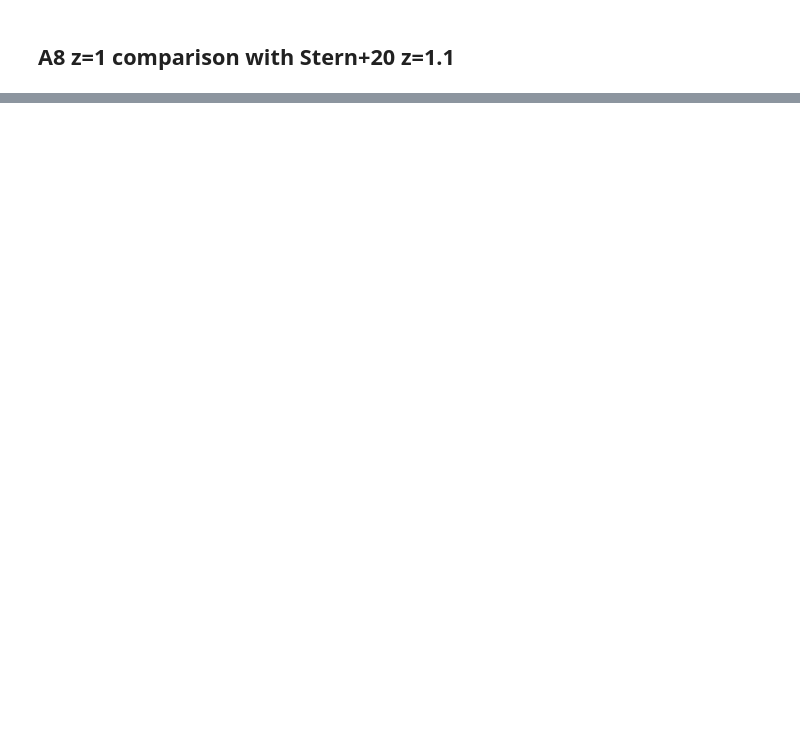
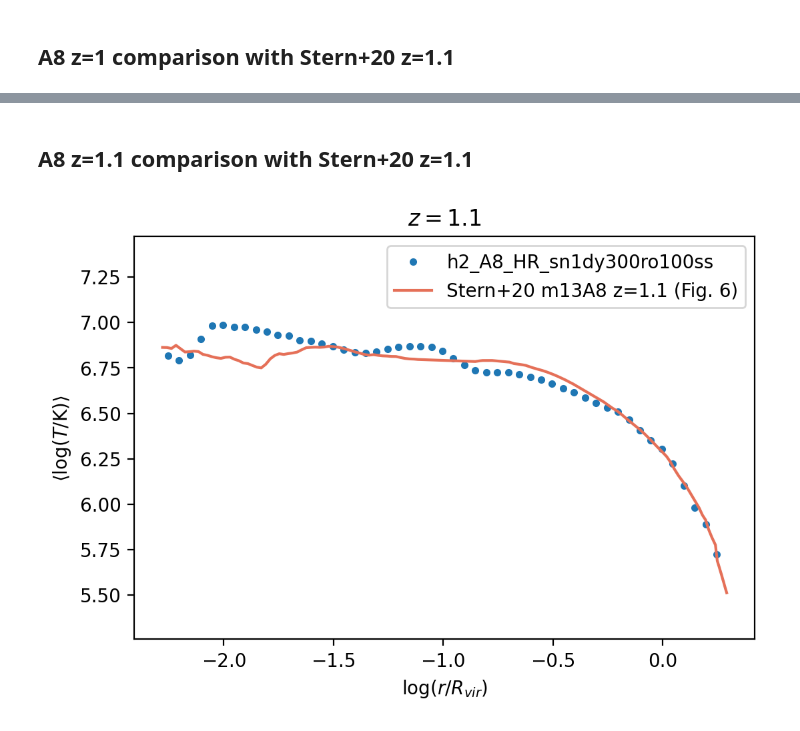
Before and after one commit to isulta/massive-halos, a Jupyter notebook: temperature_profiles.ipynb, the cells around one changed output, grey strips where cells are left out. Drawn from its saved outputs; the diff is of its cells as text; code cells hidden in the pictures; blank space fills up the shorter version.

```diff
--- a/temperature_profiles.ipynb
+++ b/temperature_profiles.ipynb
@@ -53,2 +78,20 @@ def logTavgGen( p0, Tmask=True, rbins=np.power(10, np.arange(np.log10(0.00525863
+# %%
+def Stern_comparison(data_allsims, simTag='h2'):
+    p0, rmid, logTavgbins = data_allsims[simTag]
+
+    plt.figure(dpi=200)
+    plt.plot(np.log10(rmid), logTavgbins, '.', label=f'{simTag}_{officialSimNames[simTag]}{simNameBase}')
+
+    x_fid,y_fid = np.loadtxt('Stern20_Fig6_m13A8_Tavg_z1.1.csv', delimiter=',').T
+    plt.plot(np.log10(x_fid),np.log10(y_fid), label='Stern+20 m13A8 z=1.1 (Fig. 6)', c='#e57058')
+
+    plt.xlabel(r'$\log (r/R_{vir})$')
+    plt.ylabel(r'$\left<\log \left(T/\mathrm{K}\right)\right>$')
+    plt.legend()
+    plt.title(f'$z={np.round(p0["Redshift"],2)}$')
+
+    # same as plot_allsims
+    plt.xlim(-2.4076934712894045, 0.4207781206510557)
+    plt.ylim(5.256989216804504, 7.472256517410278)
 # %%
 #Tmask = True#p0['Temperature'] >= 1e5
@@ -113,0 +163,7 @@ Text(0.5, 1.0, '$z=1.0$')
+# %% [markdown]
+## A8 z=1.1 comparison with Stern+20 z=1.1
+# %%
+Stern_comparison(data_allsims_262)
+plt.savefig('Figures/Tprofile_A8comparison_z1_1.png')
+# %% [output]
+[figure, added]
```
Also changed, not shown: parts of 14 cells of this notebook, 4 other files.
